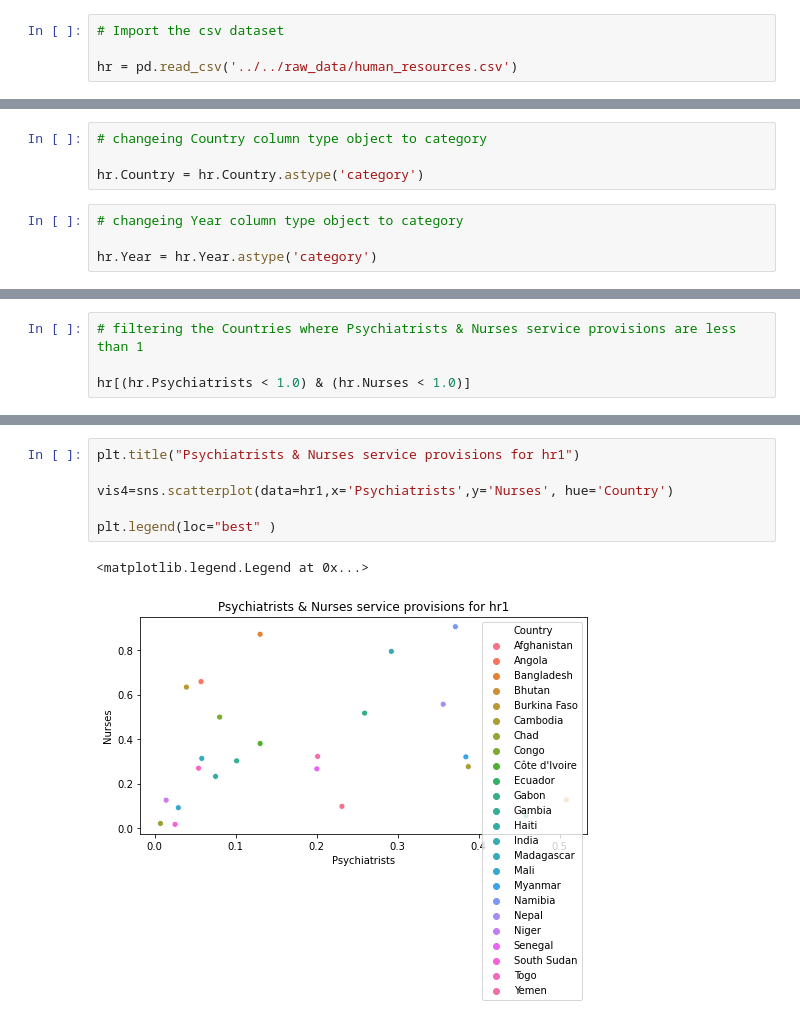
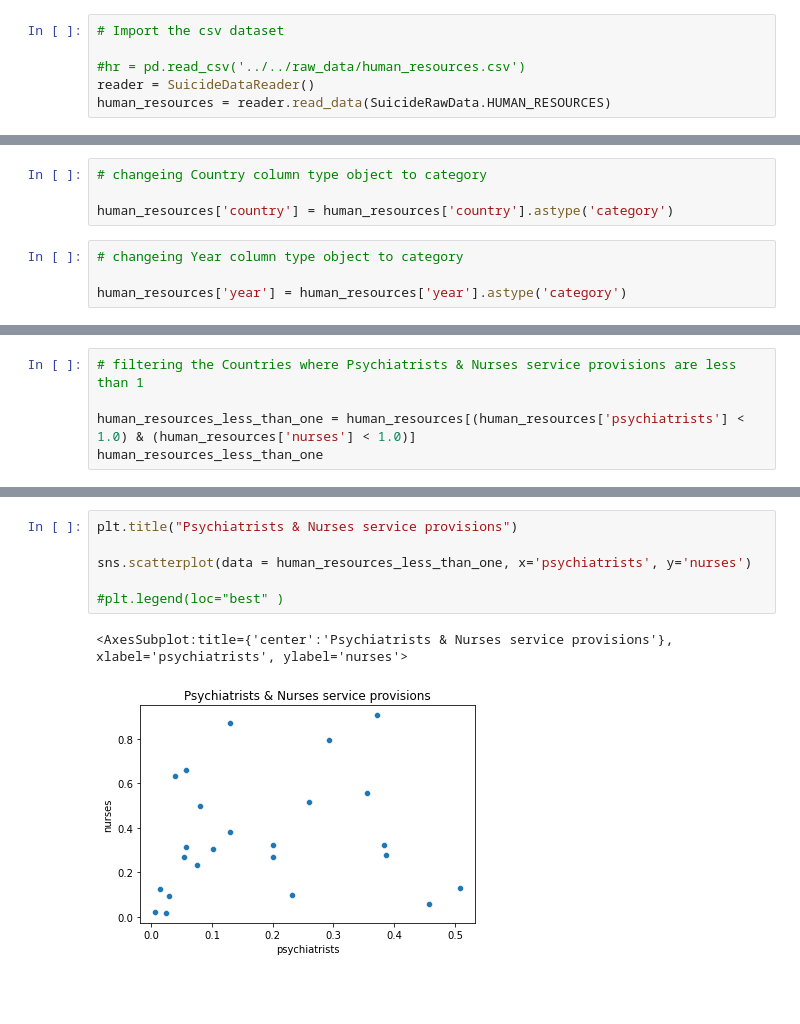
Before and after one commit to mdsi-dsp-at2/eTe-analysis, a Jupyter notebook: analysis/3/analysis_hr_suicide.ipynb, the cells around one changed output, grey strips where cells are left out. Drawn from its saved outputs; the diff is of its cells as text; blank space fills up the shorter version.

Commit message:
applying SuicideDataReader class to read the dataset

```diff
--- a/analysis/3/analysis_hr_suicide.ipynb
+++ b/analysis/3/analysis_hr_suicide.ipynb
@@ -12,7 +17,9 @@ warnings.filterwarnings('ignore')
 # %%
 # Import the csv dataset
 
-hr = pd.read_csv('../../raw_data/human_resources.csv')
+#hr = pd.read_csv('../../raw_data/human_resources.csv')
+reader = SuicideDataReader()
+human_resources = reader.read_data(SuicideRawData.HUMAN_RESOURCES)
 # %%
 #data exploration
 
@@ -27,11 +34,11 @@ hr.head()
 # %%
 # changeing Country column type object to category
 
-hr.Country = hr.Country.astype('category')
+human_resources['country'] = human_resources['country'].astype('category')
 # %%
 # changeing Year column type object to category
 
-hr.Year = hr.Year.astype('category')
+human_resources['year'] = human_resources['year'].astype('category')
 # %%
 # statistics on Human resources for the dataset
 
@@ -55,5 +63,6 @@ vis1 = sns.lmplot(data=hr, x='Psychiatrists', y='Nurses',size=10,scatter_kws={"s
 # %%
 # filtering the Countries where Psychiatrists & Nurses service provisions are less than 1
 
-hr[(hr.Psychiatrists < 1.0) & (hr.Nurses < 1.0)]
+human_resources_less_than_one = human_resources[(human_resources['psychiatrists'] < 1.0) & (human_resources['nurses'] < 1.0)]
+human_resources_less_than_one
 # %% [output]
@@ -102,9 +109,9 @@ vis3=sns.distplot(hr1["Nurses"],bins=20)
 # %%
-plt.title("Psychiatrists & Nurses service provisions for hr1")
+plt.title("Psychiatrists & Nurses service provisions")
 
-vis4=sns.scatterplot(data=hr1,x='Psychiatrists',y='Nurses', hue='Country')
+sns.scatterplot(data = human_resources_less_than_one, x='psychiatrists', y='nurses')
 
-plt.legend(loc="best" )
+#plt.legend(loc="best" )
 # %% [output]
-<matplotlib.legend.Legend at 0x...>
+<AxesSubplot:title={'center':'Psychiatrists & Nurses service provisions'}, xlabel='psychiatrists', ylabel='nurses'>
-[figure, old version]
+[figure, new version]
```
Also changed, not shown: parts of 10 cells of this notebook.
